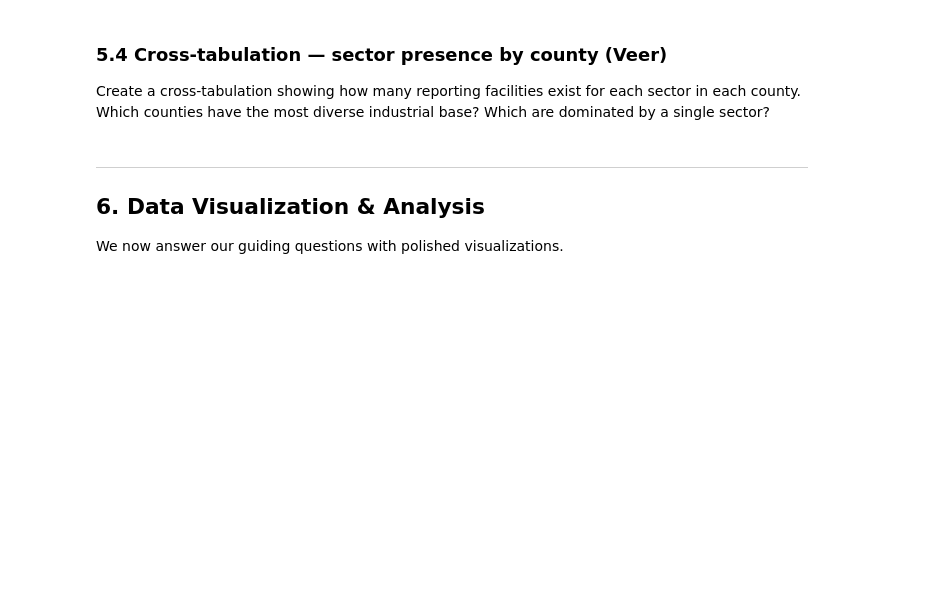
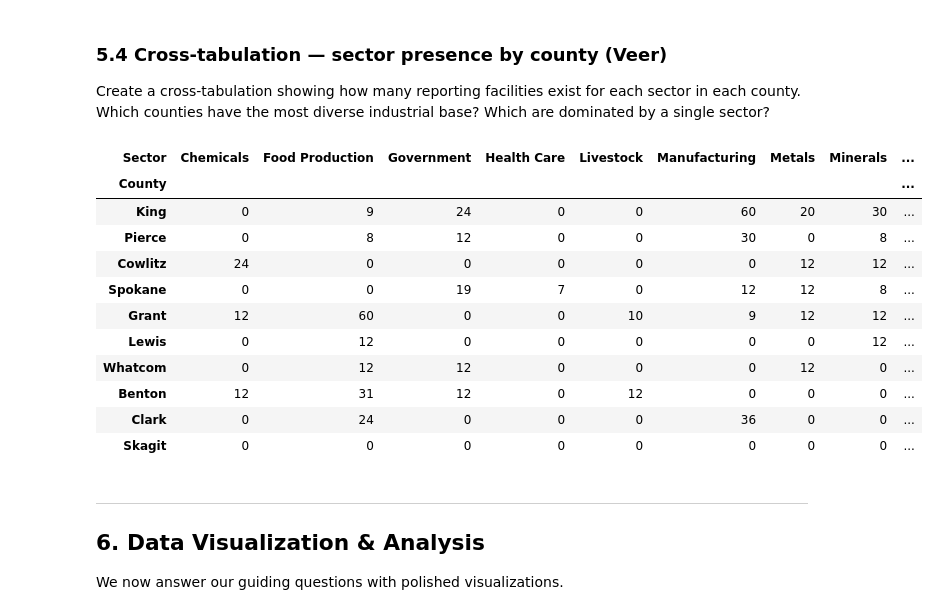
Before and after one commit to danielerice/washington_GHG, a Jupyter notebook: data_exploration.ipynb, the cells around one changed output. Saved outputs shown, nothing was run; the diff lists cells and outputs as text; code cells hidden in the pictures; blank space fills up the shorter version.

```diff
--- a/data_exploration.ipynb
+++ b/data_exploration.ipynb
@@ -412,6 +522,37 @@ Create a cross-tabulation showing how many reporting facilities exist for each s
 # %%
 # TODO (Veer): pd.crosstab() — County vs Sector, showing facility counts
 # Filter to top 10 counties for readability
+
+ghg_wa = ghg_raw[ghg_raw['County'].isin(population_df['County'])].copy()
+
+# Cross-tabulation: facility counts by County and Sector
+county_sector_crosstab = pd.crosstab(ghg_wa['County'], ghg_wa['Sector'])
+
+# Get top 10 counties by total number of reporting facilities
+top_10_counties = county_sector_crosstab.sum(axis = 1).sort_values(ascending=False).head(10).index
+
+# Filter corsstab to top 10 counties
+county_sector_top10 = county_sector_crosstab.loc[top_10_counties]
+
+county_sector_top10
+
+# The cross-tabulation shows that counties like King and Pierce have a highly diverse industrial base, with reporting facilities spread across
+# many sectors. In contrast, counties such as Cowlitz, Lewis, and Skagit are dominated by a smaller number of industries, indicating a more
+# concentrated emissions profile. This suggests that emissions in some counties are driven by a few key sectors rather than a broad mix of
+# economic activity.
+# %% [output]
+| Sector | Chemicals | Food Production | Government | Health Care | Livestock | Manufacturing | Metals | Minerals | ... |
+| County |  |  |  |  |  |  |  |  | ... |
+| King | 0 | 9 | 24 | 0 | 0 | 60 | 20 | 30 | ... |
+| Pierce | 0 | 8 | 12 | 0 | 0 | 30 | 0 | 8 | ... |
+| Cowlitz | 24 | 0 | 0 | 0 | 0 | 0 | 12 | 12 | ... |
+| Spokane | 0 | 0 | 19 | 7 | 0 | 12 | 12 | 8 | ... |
+| Grant | 12 | 60 | 0 | 0 | 10 | 9 | 12 | 12 | ... |
+| Lewis | 0 | 12 | 0 | 0 | 0 | 0 | 0 | 12 | ... |
+| Whatcom | 0 | 12 | 12 | 0 | 0 | 0 | 12 | 0 | ... |
+| Benton | 12 | 31 | 12 | 0 | 12 | 0 | 0 | 0 | ... |
+| Clark | 0 | 24 | 0 | 0 | 0 | 36 | 0 | 0 | ... |
+| Skagit | 0 | 0 | 0 | 0 | 0 | 0 | 0 | 0 | ... |
 # %% [markdown]
 ---
 ## 6. Data Visualization & Analysis
```
Also changed, not shown: parts of 12 cells of this notebook.
